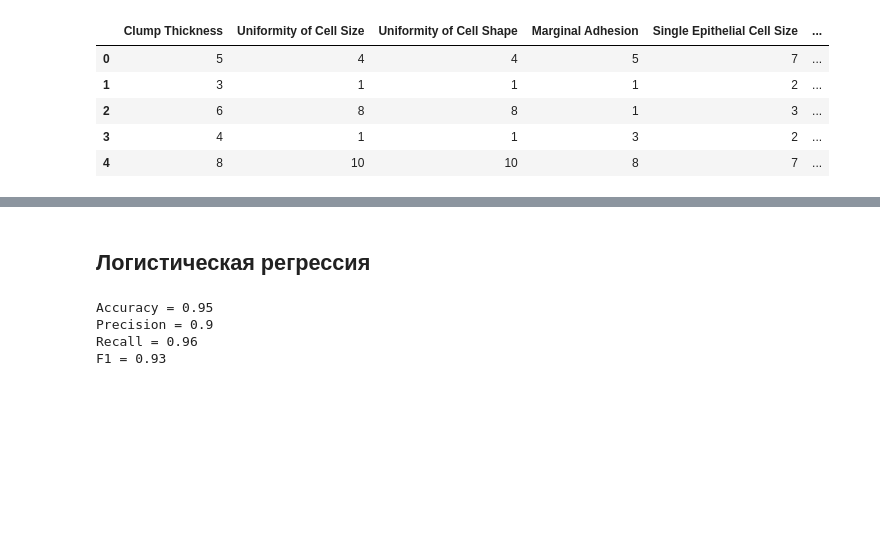
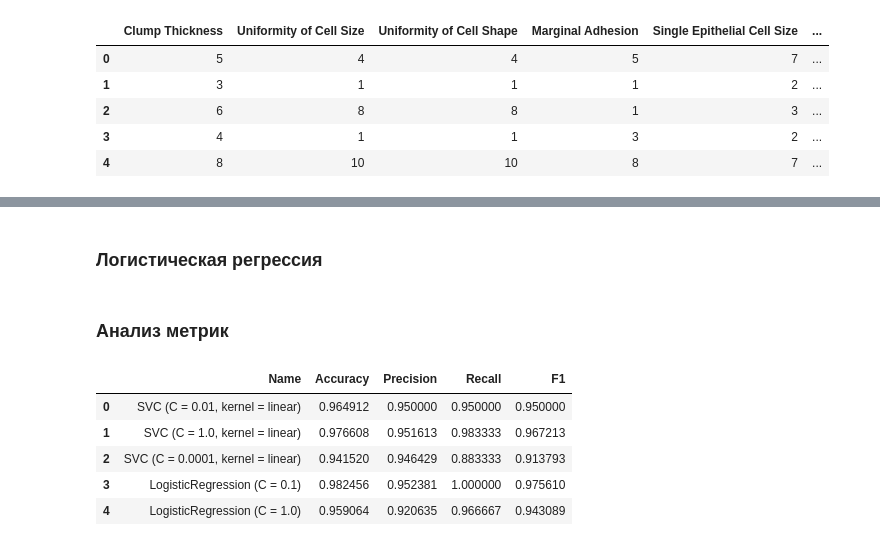
Before and after one commit to geor-kasapidi/OTUSMATH, a Jupyter notebook: notebooks/hw5.ipynb, the cells around one changed output, grey strips where cells are left out. Cells and saved outputs as stored; diff of their text form; code cells hidden in the pictures; blank space fills up the shorter version.

```diff
--- a/notebooks/hw5.ipynb
+++ b/notebooks/hw5.ipynb
@@ -80,13 +104,2 @@ F1 = 0.93
 # %% [markdown]
-## Логистическая регрессия
+### Логистическая регрессия
-# %%
-model = sklearn.linear_model.LogisticRegression(solver='lbfgs')
-
-y_pred = fit_and_predict(model)
-
-print_metrics(y_pred, y_test)
-# %% [output]
-Accuracy = 0.95
-Precision = 0.9
-Recall = 0.96
-F1 = 0.93
@@ -92,0 +115,11 @@ F1 = 0.93
+# %% [markdown]
+### Анализ метрик
+# %%
+metrics_df
+# %% [output]
+|  | Name | Accuracy | Precision | Recall | F1 |
+| 0 | SVC (C = 0.01, kernel = linear) | 0.964912 | 0.950000 | 0.950000 | 0.950000 |
+| 1 | SVC (C = 1.0, kernel = linear) | 0.976608 | 0.951613 | 0.983333 | 0.967213 |
+| 2 | SVC (C = 0.0001, kernel = linear) | 0.941520 | 0.946429 | 0.883333 | 0.913793 |
+| 3 | LogisticRegression (C = 0.1) | 0.982456 | 0.952381 | 1.000000 | 0.975610 |
+| 4 | LogisticRegression (C = 1.0) | 0.959064 | 0.920635 | 0.966667 | 0.943089 |
```
Also changed, not shown: parts of 17 cells of this notebook.
